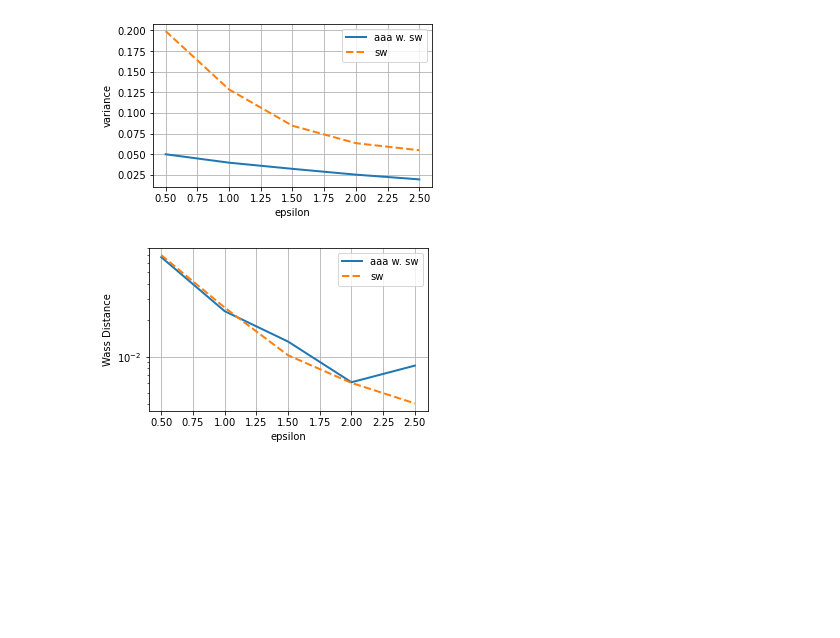
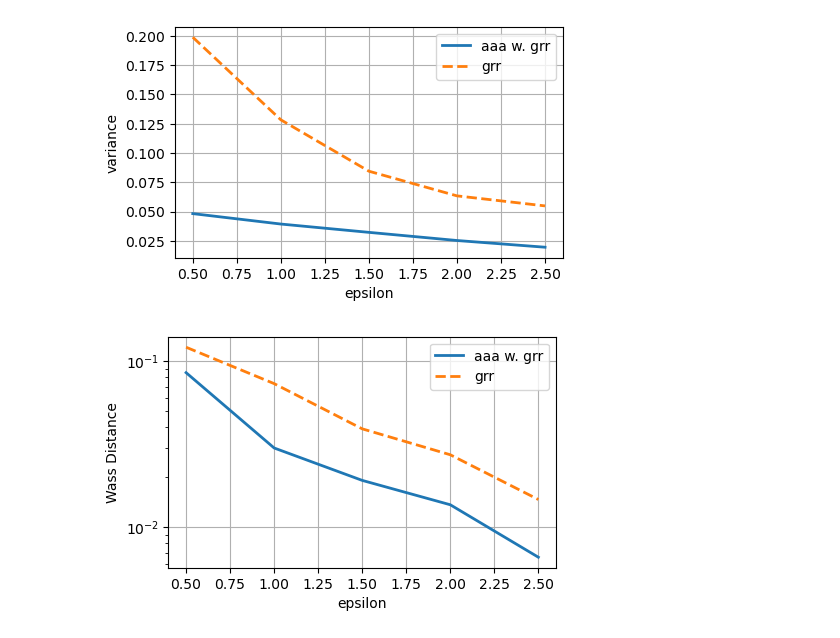
Before and after one commit to FredericW/OptimalFreqEstimatePy, a Jupyter notebook: plots.ipynb, the cells around one changed output. Drawn from its saved outputs; the diff is of its cells as text; code cells hidden in the pictures; blank space fills up the shorter version.

```diff
--- a/plots.ipynb
+++ b/plots.ipynb
@@ -5,42 +5,51 @@ import pandas as pd
 
 # set key parameters
 data_type="GAUSSIAN"
-est_type="sw"
-d=10
-est_repeat=10
-total_repeat=50
+d = 20
+est_type="grr"
+test_type='rounds'
+total_repeat=100
 
-filename = 'data/result_%s_%s_%d_(%d,%d).csv' %(data_type,est_type,d, est_repeat,total_repeat)
+if test_type=='rounds':
+    est_repeat=10
+    filename = 'data/result_%s_%s_%d_(%d,%d).csv' %(data_type,est_type,d, est_repeat,total_repeat)
+elif test_type=='portions':
+    portion = 0.1
+    filename = 'data/result_%s_%s_%d_(%.2f,%d)_%s.csv' % (data_type,
+                                                 est_type, d, portion, total_repeat,test_type)
+else:
+    raise NotImplementedError('check your test_type status!')
+
 result = pd.read_csv(filename)
 eps_grid = np.asarray(result['eps_grid'])
 var_aaa = np.asarray(result['var_aaa'])
 var_est = np.asarray(result['var_est'])
 wass_aaa = np.asarray(result['wass_aaa'])
 wass_est = np.asarray(result['wass_est'])
 
 plt.figure(figsize=(5,3))
 plt.plot(eps_grid,var_aaa,label = 'aaa w. %s'%(est_type),
         linewidth='2.0')
 plt.plot(eps_grid, var_est,label = est_type,
         linewidth='2.0',
         linestyle='dashed')
 plt.xlabel('epsilon')
 plt.ylabel('variance')
 plt.legend()
 plt.grid()
 plt.show()
 
 plt.figure(figsize=(5,3))
 plt.semilogy(eps_grid,wass_aaa,label = 'aaa w. %s'%(est_type),
         linewidth='2.0')
 plt.semilogy(eps_grid, wass_est,label = est_type,
         linewidth='2.0',
         linestyle='dashed')
 plt.xlabel('epsilon')
 plt.ylabel('Wass Distance')
 plt.legend()
 plt.grid()
 plt.show()
 # %% [output]
-[figure, old version]
+[figure, new version]
-[figure, old version]
+[figure, new version]
```
Also changed, not shown: 18 other files.
